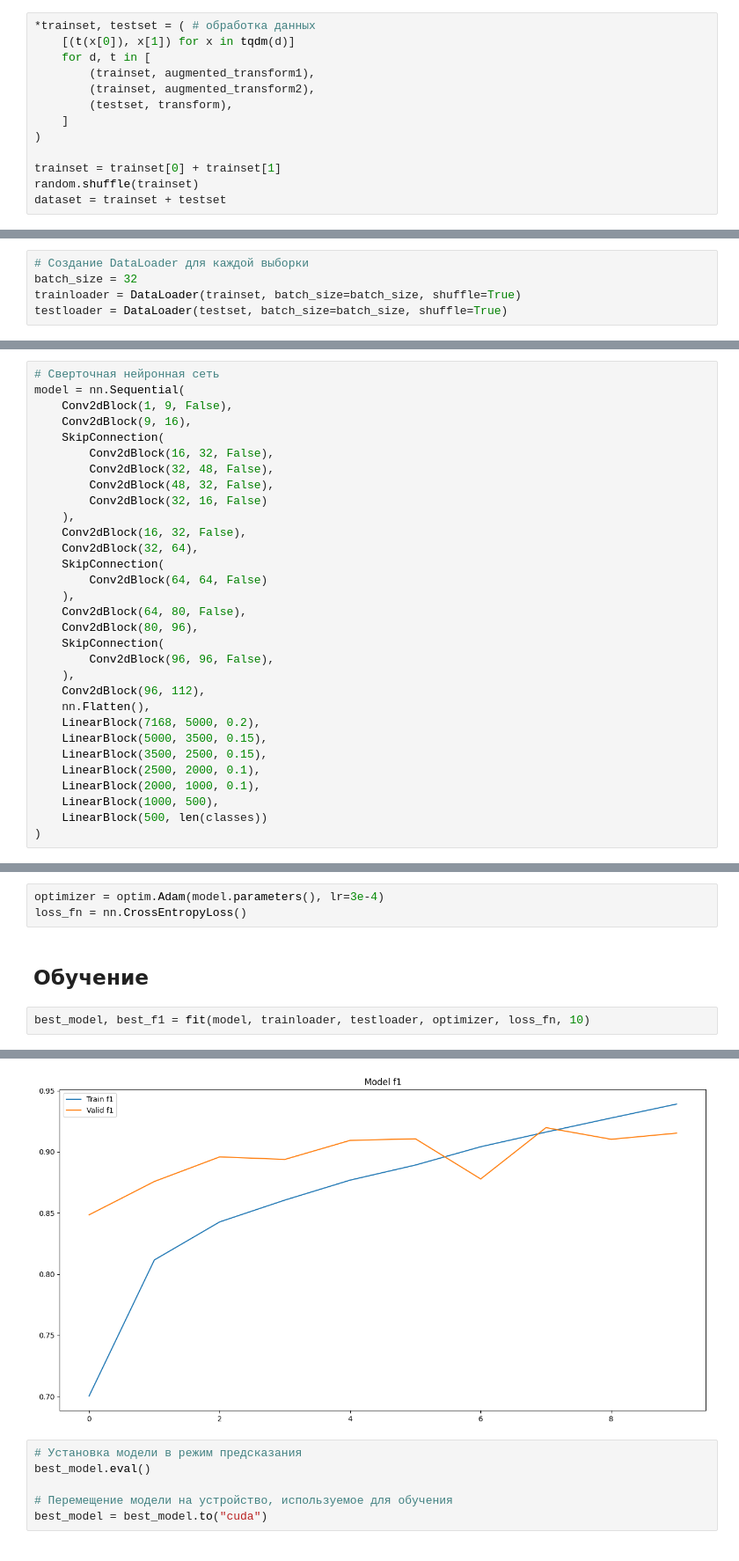
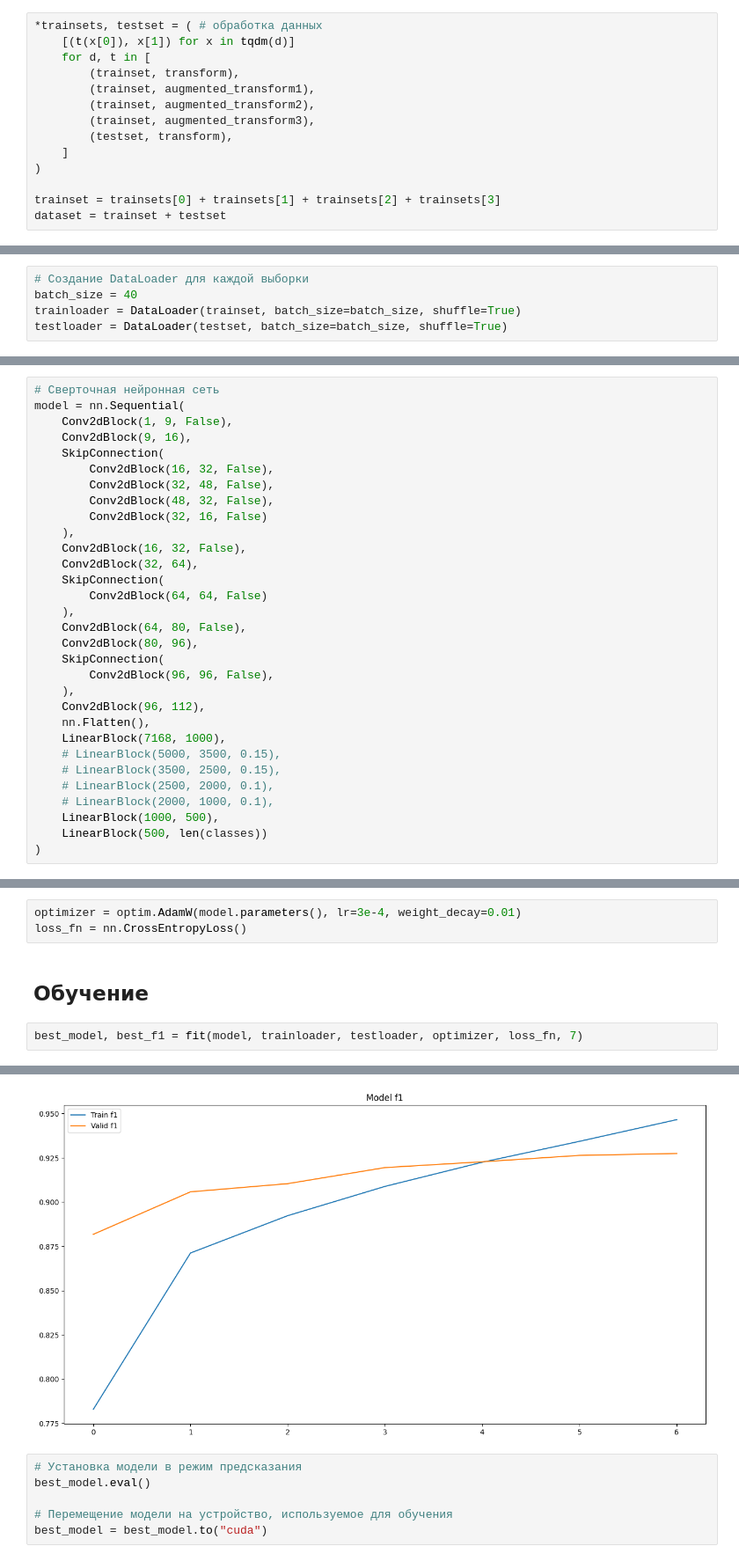
Before and after one commit to Sefixnep/Yandex_Licey_COVID, a Jupyter notebook: solution.ipynb, the cells around one changed output, grey strips where cells are left out. Shown at 88% size. Saved outputs shown, nothing was run; the diff lists cells and outputs as text.

Commit message:
AdamW, CrossEntropyLoss Score: 0.92175
Remove few LinearBlock

```diff
--- a/solution.ipynb
+++ b/solution.ipynb
@@ -266,23 +294,24 @@ for class_index, data_list in class_data.items():
 random.shuffle(trainset)
 random.shuffle(testset)
 # %%
-*trainset, testset = ( # обработка данных
+*trainsets, testset = ( # обработка данных
     [(t(x[0]), x[1]) for x in tqdm(d)]
     for d, t in [
+        (trainset, transform),
         (trainset, augmented_transform1),
         (trainset, augmented_transform2),
+        (trainset, augmented_transform3),
         (testset, transform),
     ]
 )
 
-trainset = trainset[0] + trainset[1]
-random.shuffle(trainset)
+trainset = trainsets[0] + trainsets[1] + trainsets[2] + trainsets[3]
 dataset = trainset + testset
 # %% [markdown]
 ### Создание DataLoader
 # %%
 # Создание DataLoader для каждой выборки
-batch_size = 32
+batch_size = 40
 trainloader = DataLoader(trainset, batch_size=batch_size, shuffle=True)
 testloader = DataLoader(testset, batch_size=batch_size, shuffle=True)
 # %% [markdown]
@@ -353,11 +382,11 @@ model = nn.Sequential(
     ),
     Conv2dBlock(96, 112),
     nn.Flatten(),
-    LinearBlock(7168, 5000, 0.2),
-    LinearBlock(5000, 3500, 0.15),
-    LinearBlock(3500, 2500, 0.15),
-    LinearBlock(2500, 2000, 0.1),
-    LinearBlock(2000, 1000, 0.1),
+    LinearBlock(7168, 1000),
+    # LinearBlock(5000, 3500, 0.15),
+    # LinearBlock(3500, 2500, 0.15),
+    # LinearBlock(2500, 2000, 0.1),
+    # LinearBlock(2000, 1000, 0.1),
     LinearBlock(1000, 500),
     LinearBlock(500, len(classes))
 )
@@ -387,10 +416,10 @@ Estimated Total Size (MB): 312.59
 # %% [markdown]
 ## Оптимизатор и функция активации
 # %%
-optimizer = optim.Adam(model.parameters(), lr=3e-4)
+optimizer = optim.AdamW(model.parameters(), lr=3e-4, weight_decay=0.01)
 loss_fn = nn.CrossEntropyLoss()
 # %% [markdown]
 ## Обучение
 # %%
-best_model, best_f1 = fit(model, trainloader, testloader, optimizer, loss_fn, 10)
+best_model, best_f1 = fit(model, trainloader, testloader, optimizer, loss_fn, 7)
 # %% [output]
@@ -400,4 +429,4 @@ F1: 0.9153
-[figure, old version]
+[figure, new version]
 # %%
 # Установка модели в режим предсказания
 best_model.eval()
```
Also changed, not shown: parts of 9 cells of this notebook, 1 other file.
